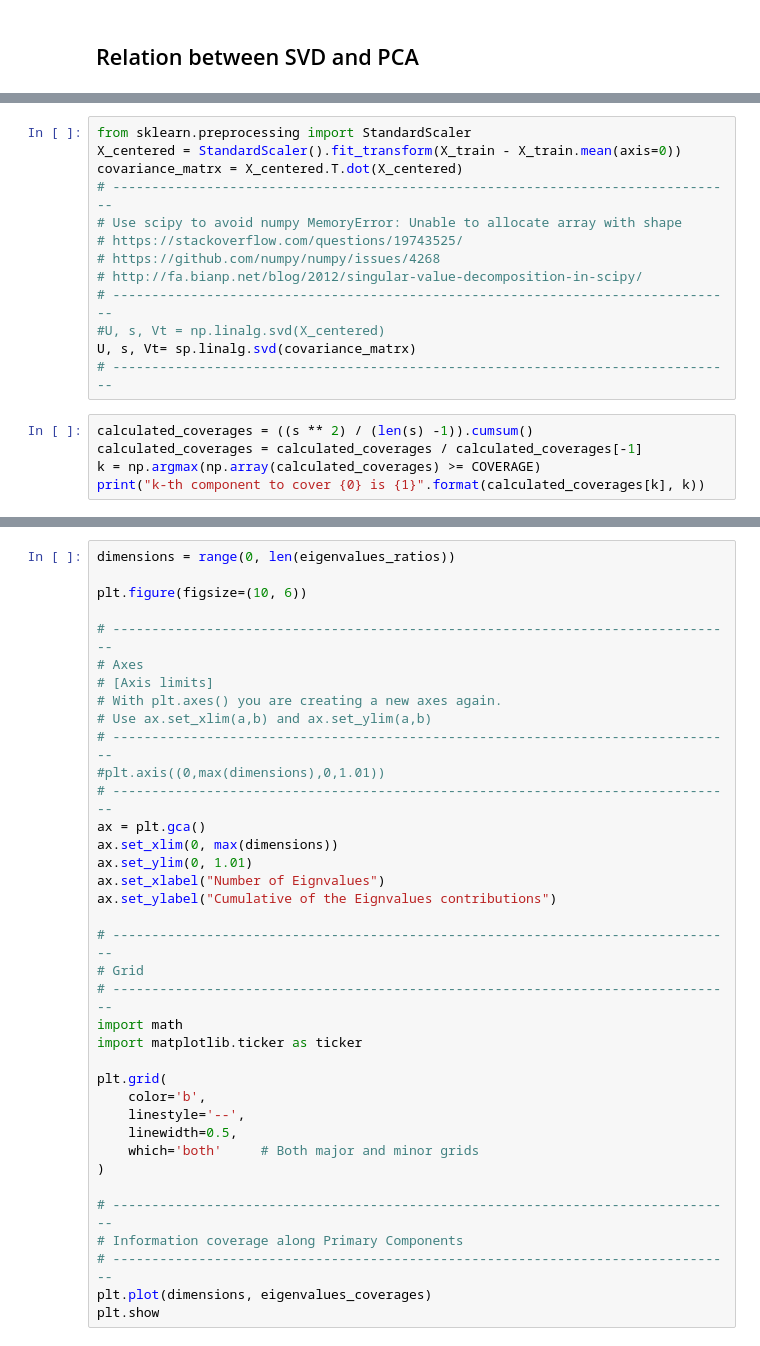
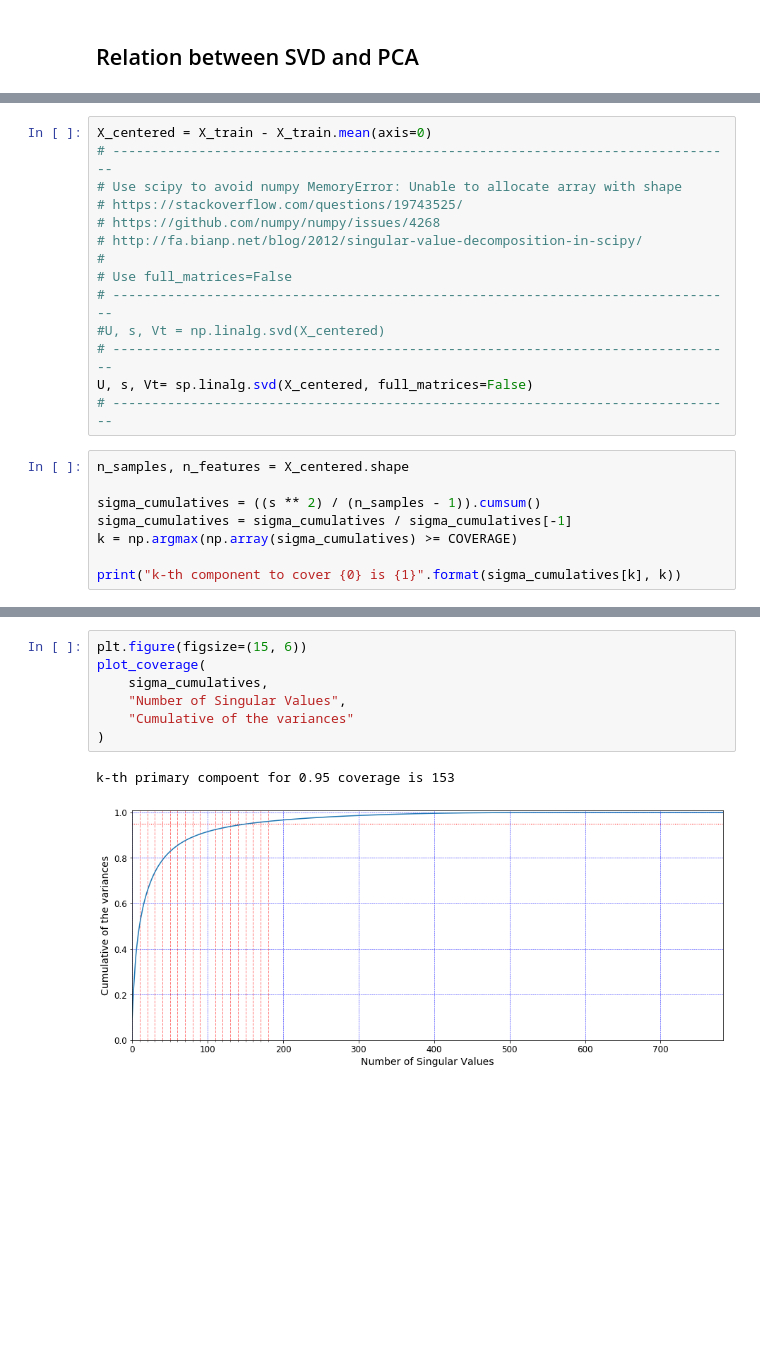
Before and after one commit to oonisim/Jupyter-Notebok, a Jupyter notebook: pca.ipynb, the cells around one changed output, grey strips where cells are left out. Drawn from its saved outputs; the diff is of its cells as text; blank space fills up the shorter version.

```diff
--- a/pca.ipynb
+++ b/pca.ipynb
@@ -253,19 +231,23 @@ The eignvectors <b>E</b> of PCA is the same with the singular vector <b>V</b> of
 # %%
-from sklearn.preprocessing import StandardScaler
-X_centered = StandardScaler().fit_transform(X_train - X_train.mean(axis=0))
-covariance_matrx = X_centered.T.dot(X_centered)
+X_centered = X_train - X_train.mean(axis=0)
 # --------------------------------------------------------------------------------
 # Use scipy to avoid numpy MemoryError: Unable to allocate array with shape
 # https://stackoverflow.com/questions/19743525/
 # https://github.com/numpy/numpy/issues/4268
 # http://fa.bianp.net/blog/2012/singular-value-decomposition-in-scipy/
+#
+# Use full_matrices=False
 # --------------------------------------------------------------------------------
 #U, s, Vt = np.linalg.svd(X_centered)
-U, s, Vt= sp.linalg.svd(covariance_matrx)
 # --------------------------------------------------------------------------------
+U, s, Vt= sp.linalg.svd(X_centered, full_matrices=False)
+# --------------------------------------------------------------------------------
 # %%
-calculated_coverages = ((s ** 2) / (len(s) -1)).cumsum()
-calculated_coverages = calculated_coverages / calculated_coverages[-1]
-k = np.argmax(np.array(calculated_coverages) >= COVERAGE)
-print("k-th component to cover {0} is {1}".format(calculated_coverages[k], k))
+n_samples, n_features = X_centered.shape
+
+sigma_cumulatives = ((s ** 2) / (n_samples - 1)).cumsum()
+sigma_cumulatives = sigma_cumulatives / sigma_cumulatives[-1]
+k = np.argmax(np.array(sigma_cumulatives) >= COVERAGE)
+
+print("k-th component to cover {0} is {1}".format(sigma_cumulatives[k], k))
 # %% [output]
@@ -273,37 +255,10 @@ k-th component to cover 0.9507022719172296 is 66
-# %%
-dimensions = range(0, len(eigenvalues_ratios))
-
-plt.figure(figsize=(10, 6))
-
-# --------------------------------------------------------------------------------
-# Axes
-# [Axis limits]
-# With plt.axes() you are creating a new axes again.
-# Use ax.set_xlim(a,b) and ax.set_ylim(a,b)
-# --------------------------------------------------------------------------------
-#plt.axis((0,max(dimensions),0,1.01))
-# --------------------------------------------------------------------------------
-ax = plt.gca()
-ax.set_xlim(0, max(dimensions))
-ax.set_ylim(0, 1.01)
-ax.set_xlabel("Number of Eignvalues")
-ax.set_ylabel("Cumulative of the Eignvalues contributions")
-
-# --------------------------------------------------------------------------------
-# Grid
-# --------------------------------------------------------------------------------
-import math
-import matplotlib.ticker as ticker
-
-plt.grid(
-    color='b',
-    linestyle='--',
-    linewidth=0.5,
-    which='both'     # Both major and minor grids
-)
-
-# --------------------------------------------------------------------------------
-# Information coverage along Primary Components
-# --------------------------------------------------------------------------------
-plt.plot(dimensions, eigenvalues_coverages)
-plt.show
+# %%
+plt.figure(figsize=(15, 6))
+plot_coverage(
+    sigma_cumulatives,
+    "Number of Singular Values",
+    "Cumulative of the variances"
+)
+# %% [output]
+k-th primary compoent for 0.95 coverage is 153
+[figure, added]
```
Also changed, not shown: parts of 12 cells of this notebook.
